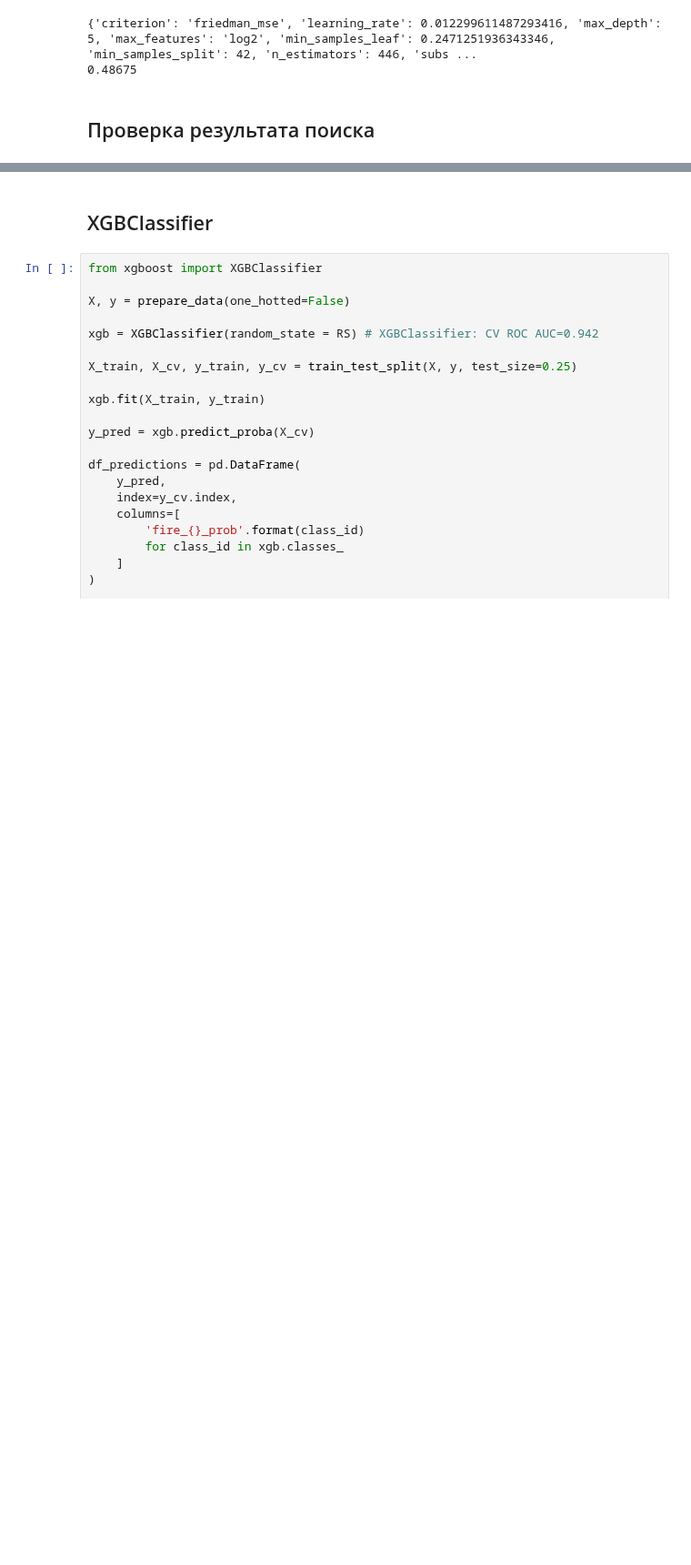
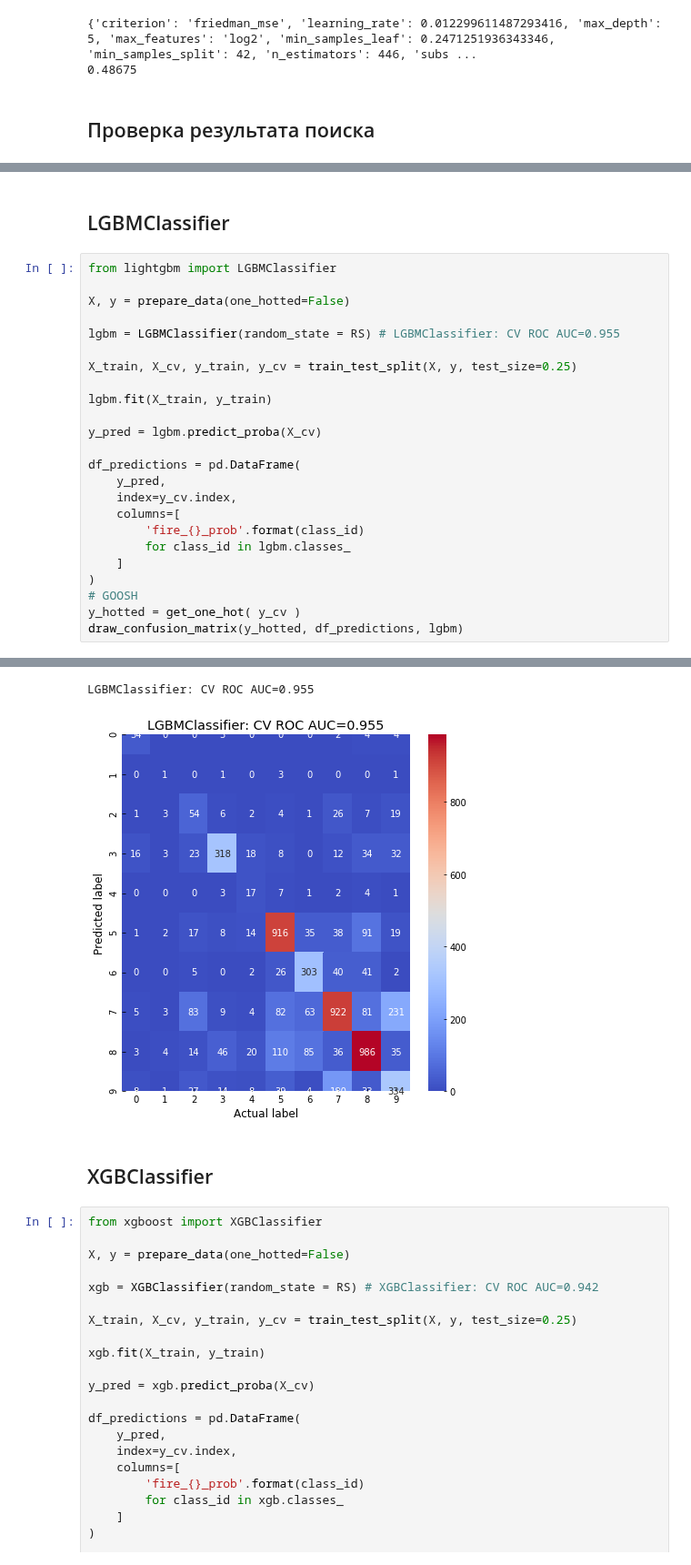
Before and after one commit to andygoosh/wildfire.sberbank.ai, a Jupyter notebook: workinprogress.ipynb, the cells around one changed output, grey strips where cells are left out. Shown at 91% size. Drawn from its saved outputs; the diff is of its cells as text; blank space fills up the shorter version.

```diff
--- a/workinprogress.ipynb
+++ b/workinprogress.ipynb
@@ -445,0 +428,27 @@ X
+# %% [markdown]
+## LGBMClassifier
+# %%
+from lightgbm import LGBMClassifier
+
+X, y = prepare_data(one_hotted=False)
+
+lgbm = LGBMClassifier(random_state = RS) # LGBMClassifier: CV ROC AUC=0.955
+
+X_train, X_cv, y_train, y_cv = train_test_split(X, y, test_size=0.25)
+
+lgbm.fit(X_train, y_train)
+
+y_pred = lgbm.predict_proba(X_cv)
+
+df_predictions = pd.DataFrame(
+    y_pred,
+    index=y_cv.index,
+    columns=[
+        'fire_{}_prob'.format(class_id)
+        for class_id in lgbm.classes_
+    ]
+)
+# GOOSH
+y_hotted = get_one_hot( y_cv )
+draw_confusion_matrix(y_hotted, df_predictions, lgbm)
+# %% [output]
@@ -446,3 +458,5 @@ X
+LGBMClassifier: CV ROC AUC=0.955
+[figure, added]
 # %% [markdown]
 ## XGBClassifier
 # %%
```
Also changed, not shown: parts of 6 cells of this notebook.
